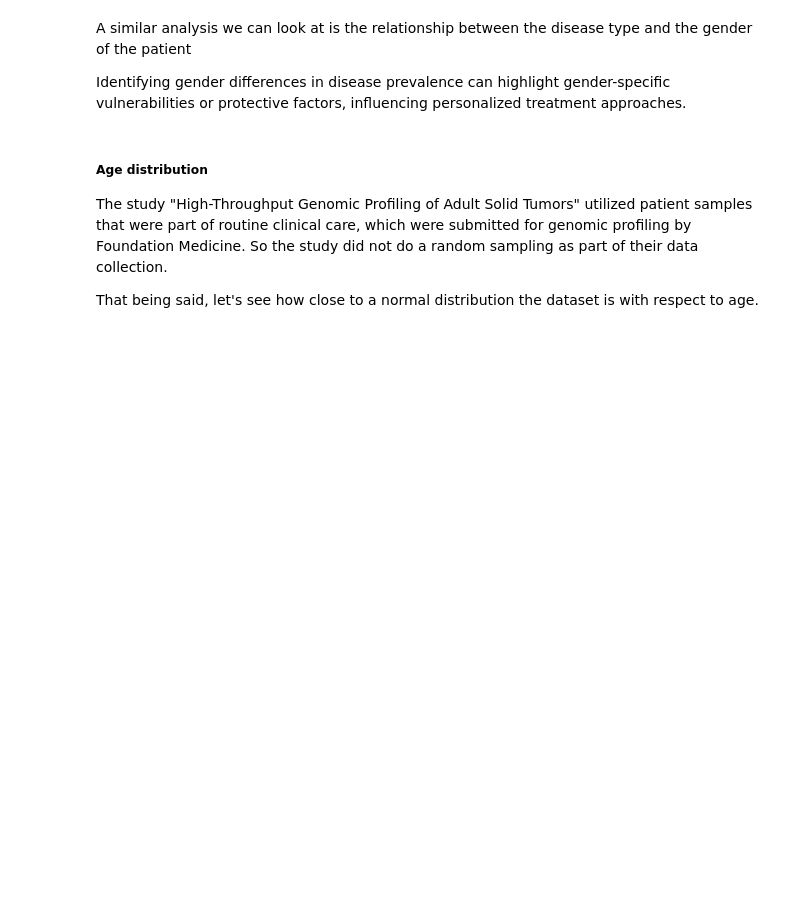
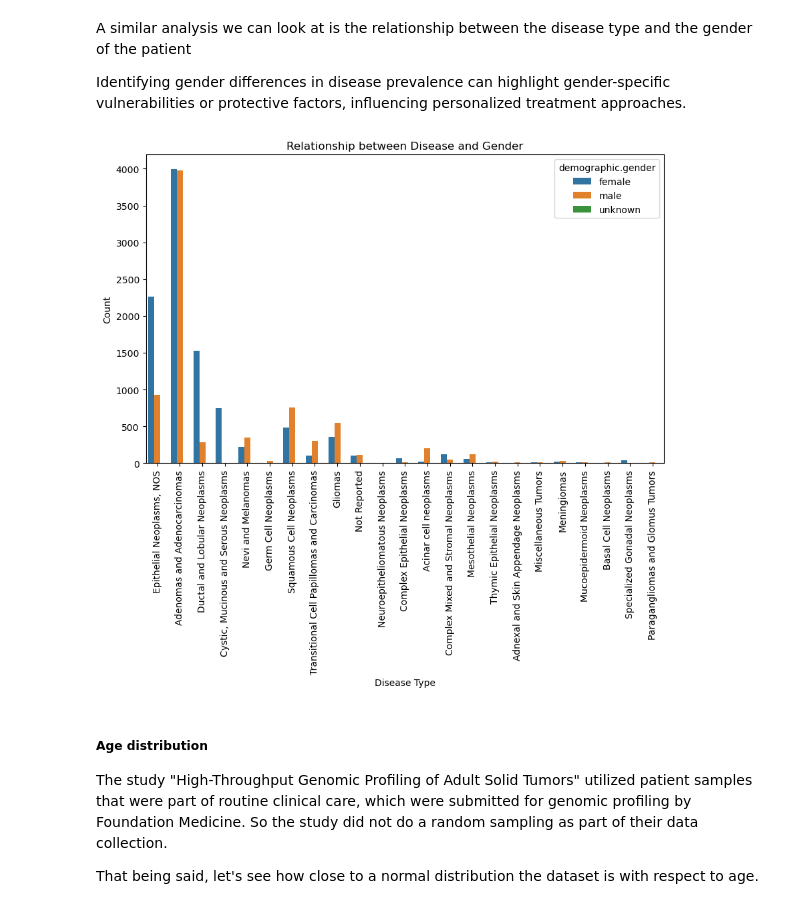
Before and after one commit to Internet2/class-workshop-researchdev-copilot, a Jupyter notebook: 01-cancer-data-analysis/completed-notebooks/fm-ad-notebook-visualization-COMPLETED.ipynb, the cells around one changed output. Cells and saved outputs as stored; diff of their text form; code cells hidden in the pictures; blank space fills up the shorter version.

```diff
--- a/01-cancer-data-analysis/completed-notebooks/fm-ad-notebook-visualization-COMPLETED.ipynb
+++ b/01-cancer-data-analysis/completed-notebooks/fm-ad-notebook-visualization-COMPLETED.ipynb
@@ -138,3 +152,14 @@ Identifying gender differences in disease prevalence can highlight gender-specif
+# %%
+# visualize the relationship between cases.disease_type and demographic.gender
+plt.figure(figsize=(10, 6))
+sns.countplot(data=df, x='cases.disease_type', hue='demographic.gender')
+plt.title('Relationship between Disease and Gender')
+plt.xlabel('Disease Type')
+plt.ylabel('Count')
+plt.xticks(rotation=90)  # Rotate x-axis labels vertically
+plt.show()
+# %% [output]
+[figure, added]
 # %% [markdown]
 ##### Age distribution
 
```
Also changed, not shown: parts of 8 cells of this notebook.
